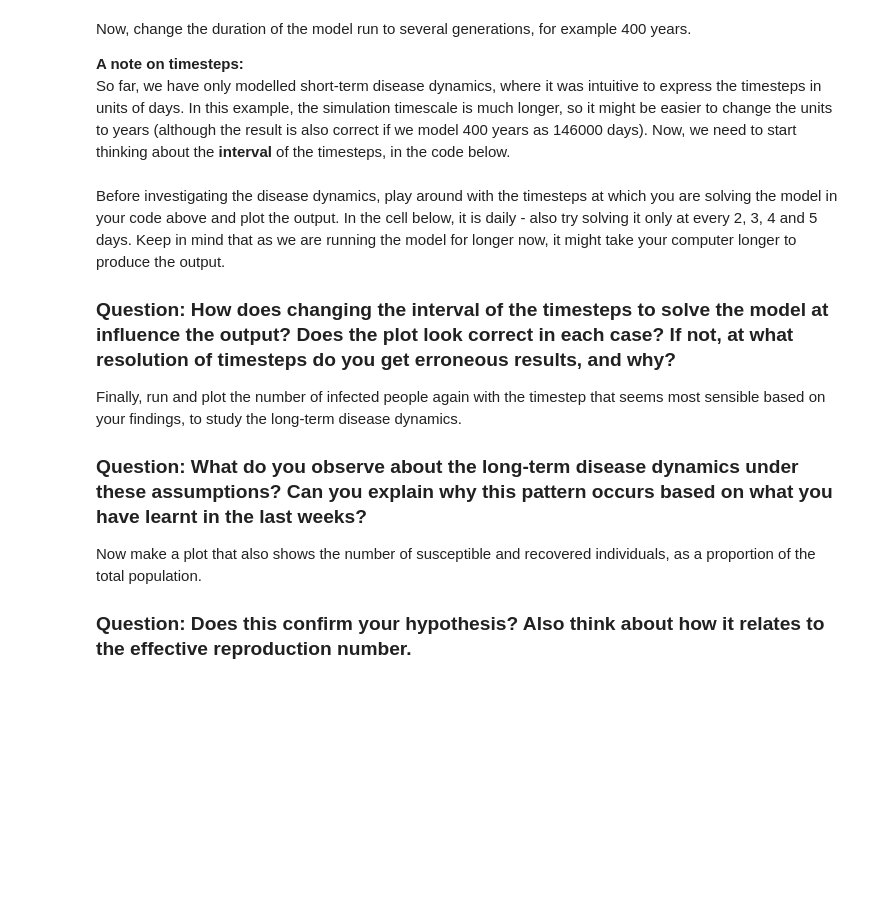
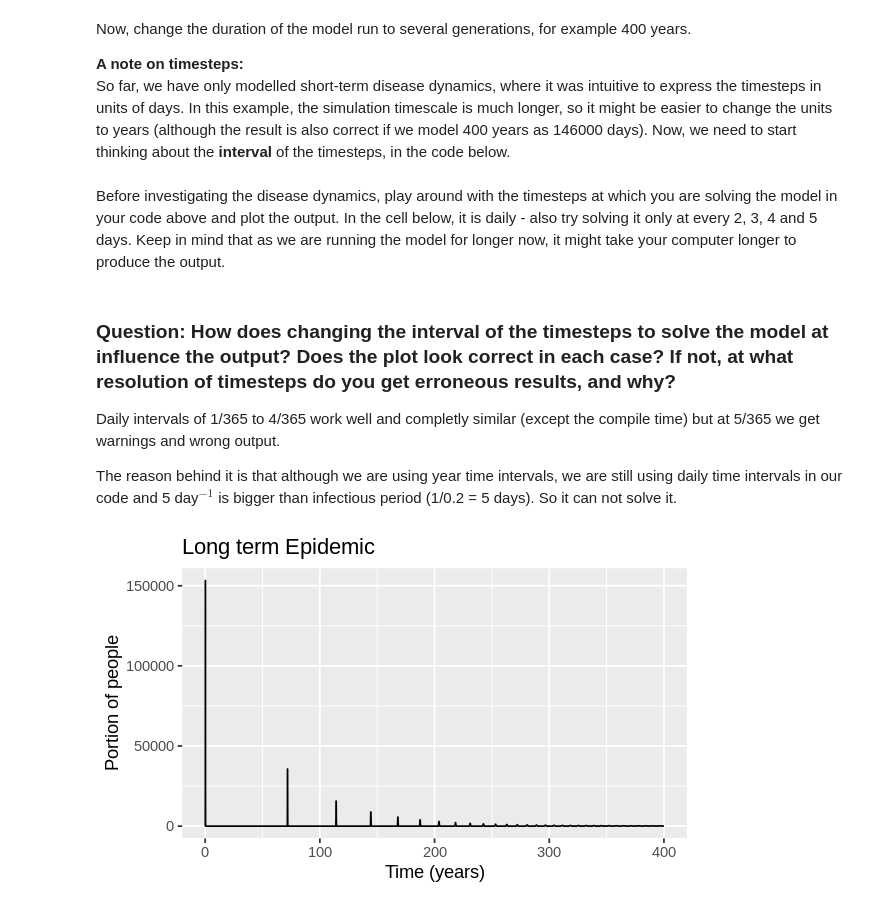
Before and after one commit to Arashlf/Developing-the-SIR-Model-ICL, a Jupyter notebook: Week 4/Mod_4_notebook_1_Modelling_Population_Turnover.ipynb, the cells around one changed output. Drawn from its saved outputs; the diff is of its cells as text; code cells hidden in the pictures; blank space fills up the shorter version.

```diff
--- a/Week 4/Mod_4_notebook_1_Modelling_Population_Turnover.ipynb
+++ b/Week 4/Mod_4_notebook_1_Modelling_Population_Turnover.ipynb
@@ -19,17 +74,18 @@ Now, change the duration of the model run to several generations, for example 40
 
 **A note on timesteps:**
 So far, we have only modelled short-term disease dynamics, where it was intuitive to express the timesteps in units of days. In this example, the simulation timescale is much longer, so it might be easier to change the units to years (although the result is also correct if we model 400 years as 146000 days). Now, we need to start thinking about the **interval** of the timesteps, in the code below.
+# %% [markdown]
+Before investigating the disease dynamics, play around with the timesteps at which you are solving the model in your code above and plot the output. In the cell below, it is daily - also try solving it only at every 2, 3, 4 and 5 days. Keep in mind that as we are running the model for longer now, it might take your computer longer to produce the output.
+# %% [markdown]
+### Question: How does changing the interval of the timesteps to solve the model at influence the output? Does the plot look correct in each case? If not, at what resolution of timesteps do you get erroneous results, and why?
+
+Daily intervals of 1/365 to 4/365 work well and completly similar (except the compile time) but at 5/365 we get warnings and wrong output.
+
+The reason behind it is that although we are using year time intervals, we are still using daily time intervals in our code and 5 day$^{-1}$ is bigger than infectious period (1/0.2 = 5 days). So it can not solve it.
 # %%
-times <- seq(from = 0, to = 400, by = 1/365)   # from 0 to 400 YEARS in DAILY intervals
+times2 <- seq(from = 0, to = 400, by = 4/365)   # from 0 to 400 YEARS in DAILY intervals
+
+output2 <- as.data.frame(ode(y = initial_state_values,
+                            times = times2,
+                            func = sir_model,
+                            parms = parameters))
-# %% [markdown]
-Before investigating the disease dynamics, play around with the timesteps at which you are solving the model in your code above and plot the output. In the cell below, it is daily - also try solving it only at every 2, 3, 4 and 5 days. Keep in mind that as we are running the model for longer now, it might take your computer longer to produce the output.
-
-### Question: How does changing the interval of the timesteps to solve the model at influence the output? Does the plot look correct in each case? If not, at what resolution of timesteps do you get erroneous results, and why?
-
-Finally, run and plot the number of infected people again with the timestep that seems most sensible based on your findings, to study the long-term disease dynamics.
-
-### Question: What do you observe about the long-term disease dynamics under these assumptions? Can you explain why this pattern occurs based on what you have learnt in the last weeks?
-
-Now make a plot that also shows the number of susceptible and recovered individuals, as a proportion of the total population.
-
-### Question: Does this confirm your hypothesis? Also think about how it relates to the effective reproduction number.
@@ -39,0 +92,11 @@ Now make a plot that also shows the number of susceptible and recovered individu
+# %%
+# Plotting the proportion of people in each compartment over time
+
+options(repr.plot.width = 5, repr.plot.height = 3)
+ggplot(data = output2,          # specify object containing data to plot
+       aes(x = time, y = I)) +   # assign columns to axes and groups
+  geom_line() +                     # represent data as lines
+  labs(title = "Long term Epidemic", x = "Time (years)", y = "Portion of people", color = "Compartments\n") +
+  scale_color_manual(labels = c("Infected"), values = c("red"))
+# %% [output]
+[figure, added]
```
Also changed, not shown: parts of 16 cells of this notebook.
